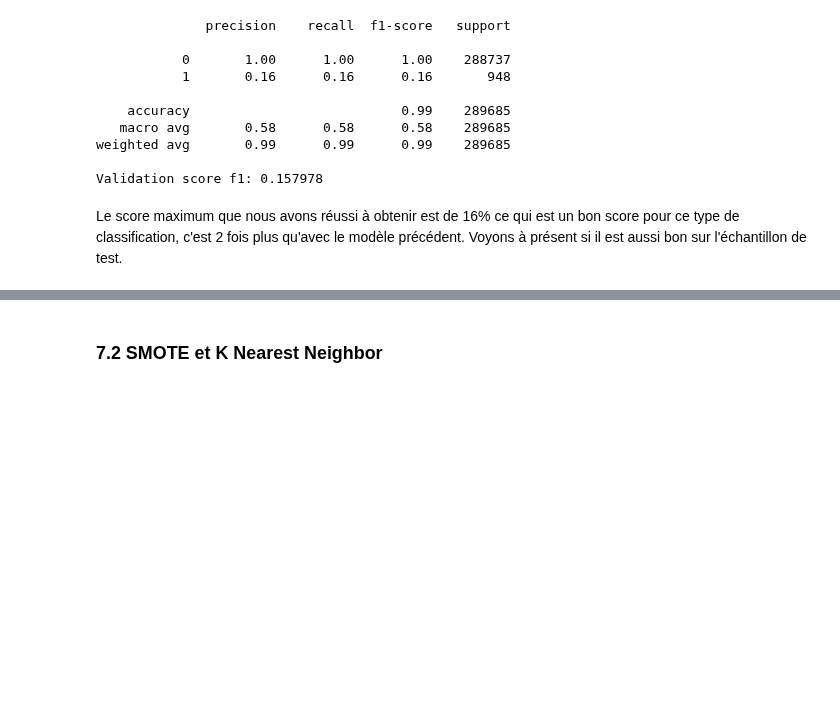
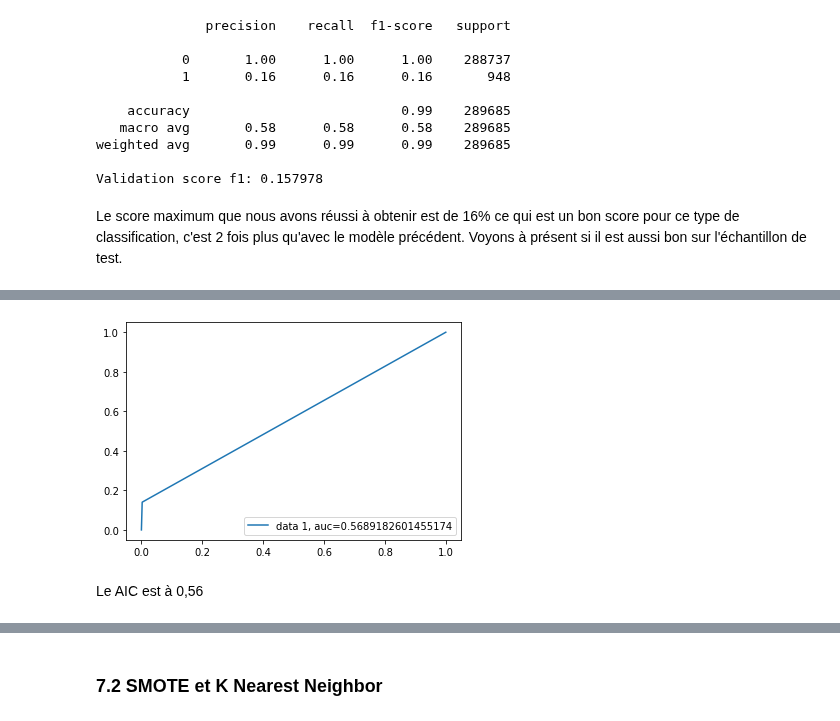
Before and after one commit to hoangkhanh2510/Fraud, a Jupyter notebook: BIG DATA.ipynb, the cells around one changed output, grey strips where cells are left out. Cells and saved outputs as stored; diff of their text form; code cells hidden in the pictures; blank space fills up the shorter version.

```diff
--- a/BIG DATA.ipynb
+++ b/BIG DATA.ipynb
@@ -618,3 +680,13 @@ Score f1: 0.14661
+# %%
+#Courbe ROC
+auc_rfss = metrics.roc_auc_score(test_target,RDbest1.predict(test_features))
+plt.plot(fpr,tpr,label="data 1, auc="+str(auc_rfss))
+plt.legend(loc=4)
+plt.show()
+# %% [output]
+[figure, added]
+# %% [markdown]
+Le AIC est à 0,56
 # %%
 #Ajout dictionnaire
 test_result['RandomForestSsSMOTE'] = test_rfss
```
Also changed, not shown: parts of 109 cells of this notebook.
